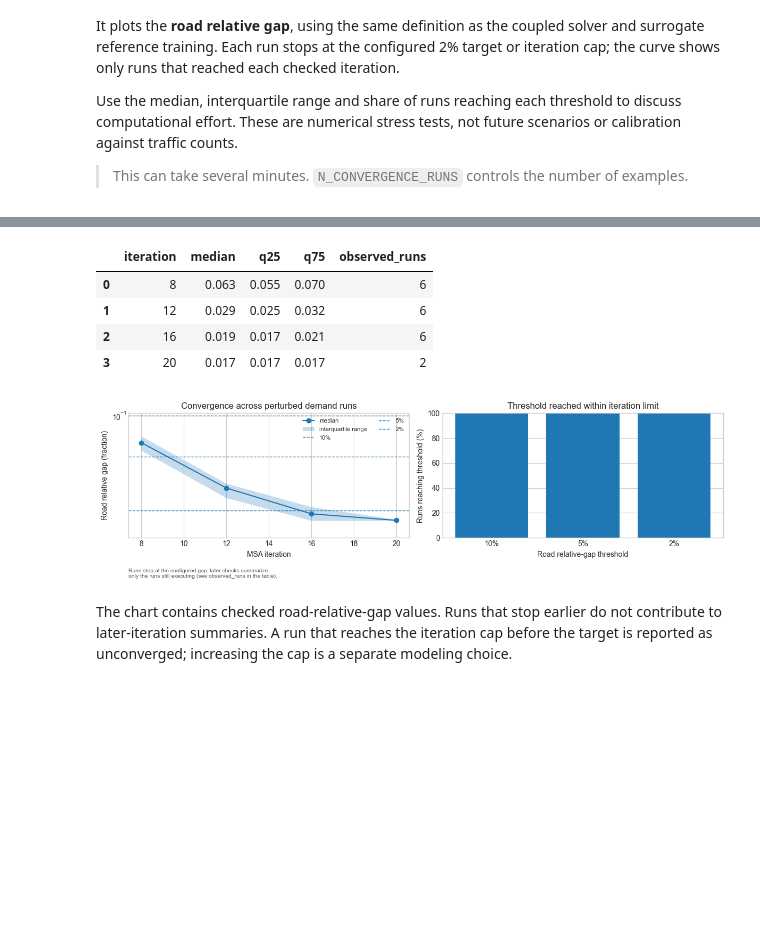
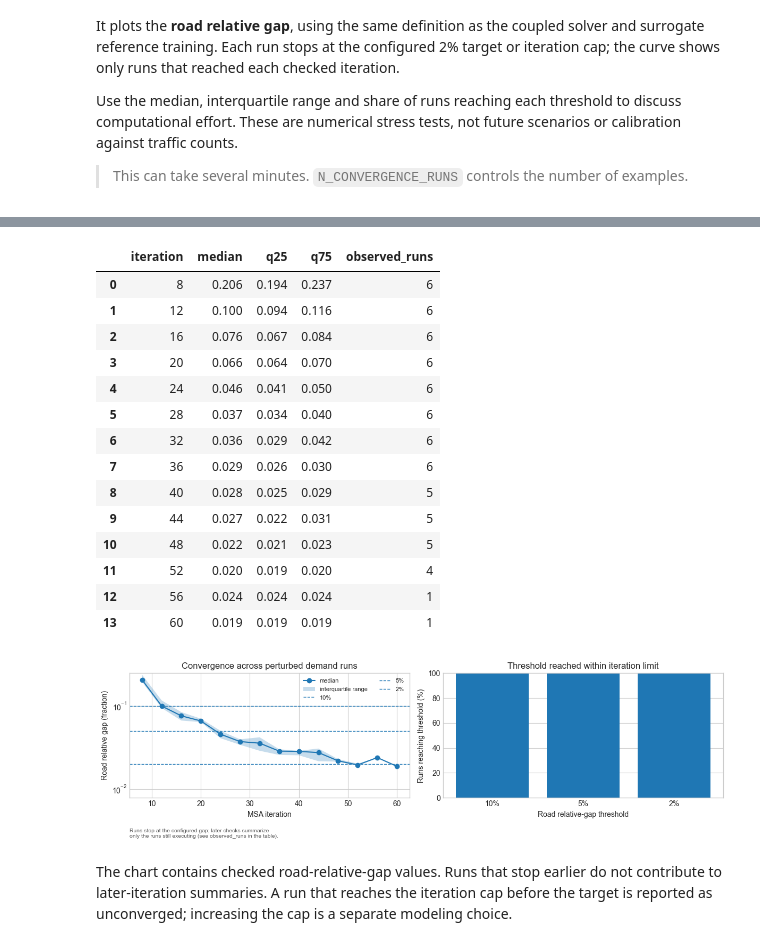
Before and after one commit to Ladina8/IP-HS26-MehrSpur-CaseStudy, a Jupyter notebook: notebooks/02_system_modeling.ipynb, the cells around one changed output, grey strips where cells are left out. Cells and saved outputs as stored; diff of their text form; code cells hidden in the pictures; blank space fills up the shorter version.

```diff
--- a/notebooks/02_system_modeling.ipynb
+++ b/notebooks/02_system_modeling.ipynb
@@ -806,7 +806,7 @@ N_CONVERGENCE_JOBS = min(4, max(1, (os.cpu_count() or 2) - 1))
 
 MSA_CONVERGENCE = tmi.assignment_convergence_test(
     ctx,
-    MEHRSPUR,
+    HUBFORCH,
     mode_result,
     n_runs=N_CONVERGENCE_RUNS,
     max_iterations=CONVERGENCE_MAX_ITERATIONS,
@@ -837,9 +837,19 @@ display(
 |  | iteration | median | q25 | q75 | observed_runs |
-| 0 | 8 | 0.063 | 0.055 | 0.070 | 6 |
-| 1 | 12 | 0.029 | 0.025 | 0.032 | 6 |
-| 2 | 16 | 0.019 | 0.017 | 0.021 | 6 |
-| 3 | 20 | 0.017 | 0.017 | 0.017 | 2 |
+| 0 | 8 | 0.206 | 0.194 | 0.237 | 6 |
+| 1 | 12 | 0.100 | 0.094 | 0.116 | 6 |
+| 2 | 16 | 0.076 | 0.067 | 0.084 | 6 |
+| 3 | 20 | 0.066 | 0.064 | 0.070 | 6 |
+| 4 | 24 | 0.046 | 0.041 | 0.050 | 6 |
+| 5 | 28 | 0.037 | 0.034 | 0.040 | 6 |
+| 6 | 32 | 0.036 | 0.029 | 0.042 | 6 |
+| 7 | 36 | 0.029 | 0.026 | 0.030 | 6 |
+| 8 | 40 | 0.028 | 0.025 | 0.029 | 5 |
+| 9 | 44 | 0.027 | 0.022 | 0.031 | 5 |
+| 10 | 48 | 0.022 | 0.021 | 0.023 | 5 |
+| 11 | 52 | 0.020 | 0.019 | 0.020 | 4 |
+| 12 | 56 | 0.024 | 0.024 | 0.024 | 1 |
+| 13 | 60 | 0.019 | 0.019 | 0.019 | 1 |
-[figure, old version]
+[figure, new version]
 # %% [markdown]
 The chart contains checked road-relative-gap values. Runs that stop earlier do not contribute to later-iteration summaries. A run that reaches the iteration cap before the target is reported as unconverged; increasing the cap is a separate modeling choice.
 # %% [markdown]
```
Also changed, not shown: parts of 9 cells of this notebook.
